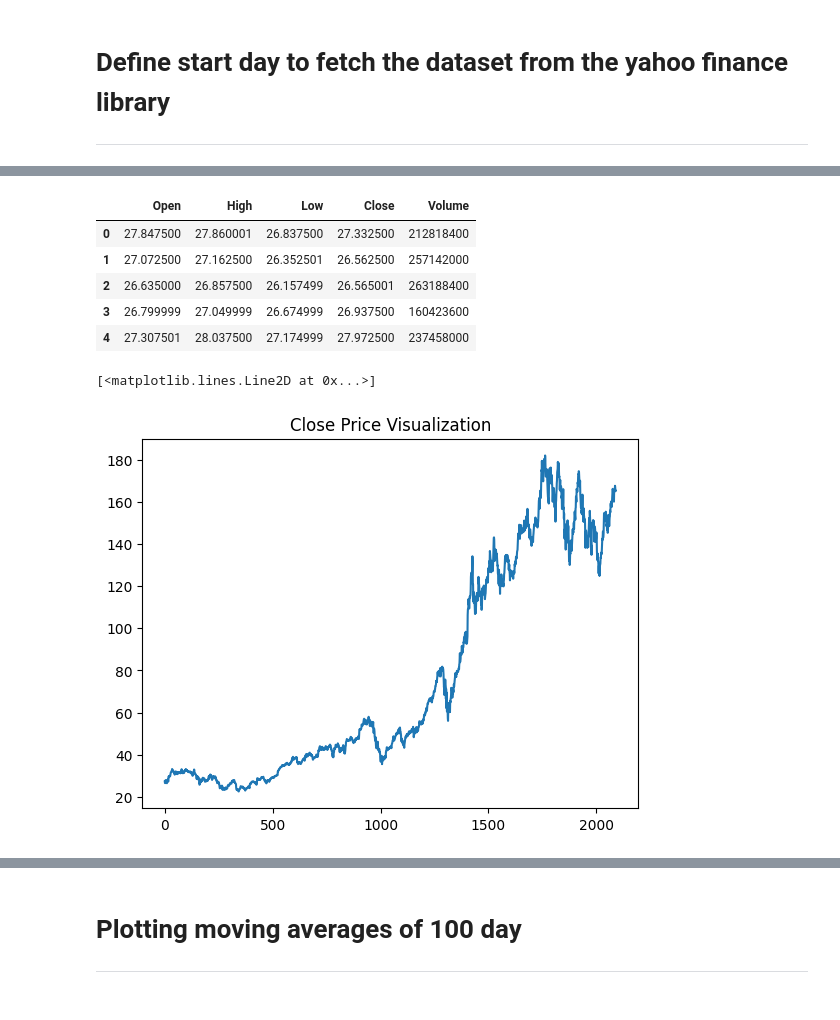
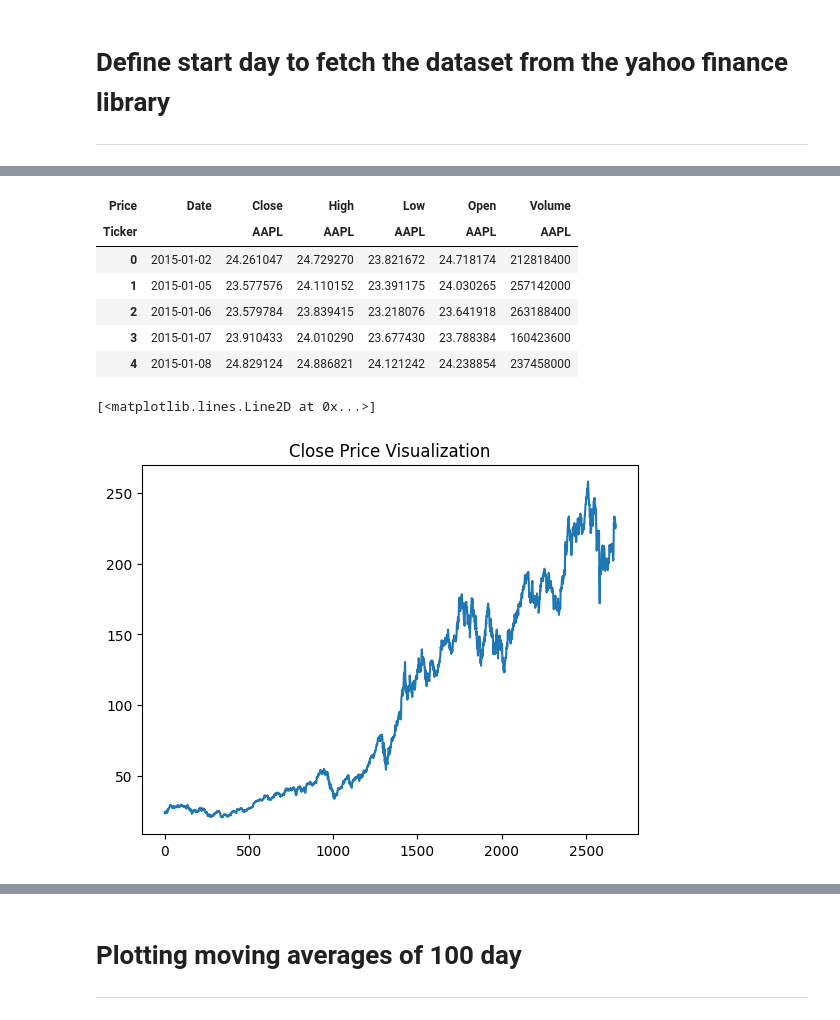
Before and after one commit to alphabir/Ecommerce-Project, a Jupyter notebook: LSTM_model.ipynb, the cells around one changed output, grey strips where cells are left out. Drawn from its saved outputs; the diff is of its cells as text; code cells hidden in the pictures.

```diff
--- a/LSTM_model.ipynb
+++ b/LSTM_model.ipynb
@@ -43,19 +44,20 @@ df.head()
 # %%
-df = df.drop(['Date', 'Adj Close'], axis = 1)
+df = df.drop(['Date'], axis = 1)
 df.head()
 # %% [output]
-|  | Open | High | Low | Close | Volume |
-| 0 | 27.847500 | 27.860001 | 26.837500 | 27.332500 | 212818400 |
-| 1 | 27.072500 | 27.162500 | 26.352501 | 26.562500 | 257142000 |
-| 2 | 26.635000 | 26.857500 | 26.157499 | 26.565001 | 263188400 |
-| 3 | 26.799999 | 27.049999 | 26.674999 | 26.937500 | 160423600 |
-| 4 | 27.307501 | 28.037500 | 27.174999 | 27.972500 | 237458000 |
+| Price | Date | Close | High | Low | Open | Volume |
+| Ticker |  | AAPL | AAPL | AAPL | AAPL | AAPL |
+| 0 | 2015-01-02 | 24.261047 | 24.729270 | 23.821672 | 24.718174 | 212818400 |
+| 1 | 2015-01-05 | 23.577576 | 24.110152 | 23.391175 | 24.030265 | 257142000 |
+| 2 | 2015-01-06 | 23.579784 | 23.839415 | 23.218076 | 23.641918 | 263188400 |
+| 3 | 2015-01-07 | 23.910433 | 24.010290 | 23.677430 | 23.788384 | 160423600 |
+| 4 | 2015-01-08 | 24.829124 | 24.886821 | 24.121242 | 24.238854 | 237458000 |
 # %%
 plt.title("Close Price Visualization")
 plt.plot(df.Close)
 # %% [output]
 [<matplotlib.lines.Line2D at 0x...>]
-[figure, old version]
+[figure, new version]
 # %%
 df
 # %% [output]
```
Also changed, not shown: parts of 30 cells of this notebook.
